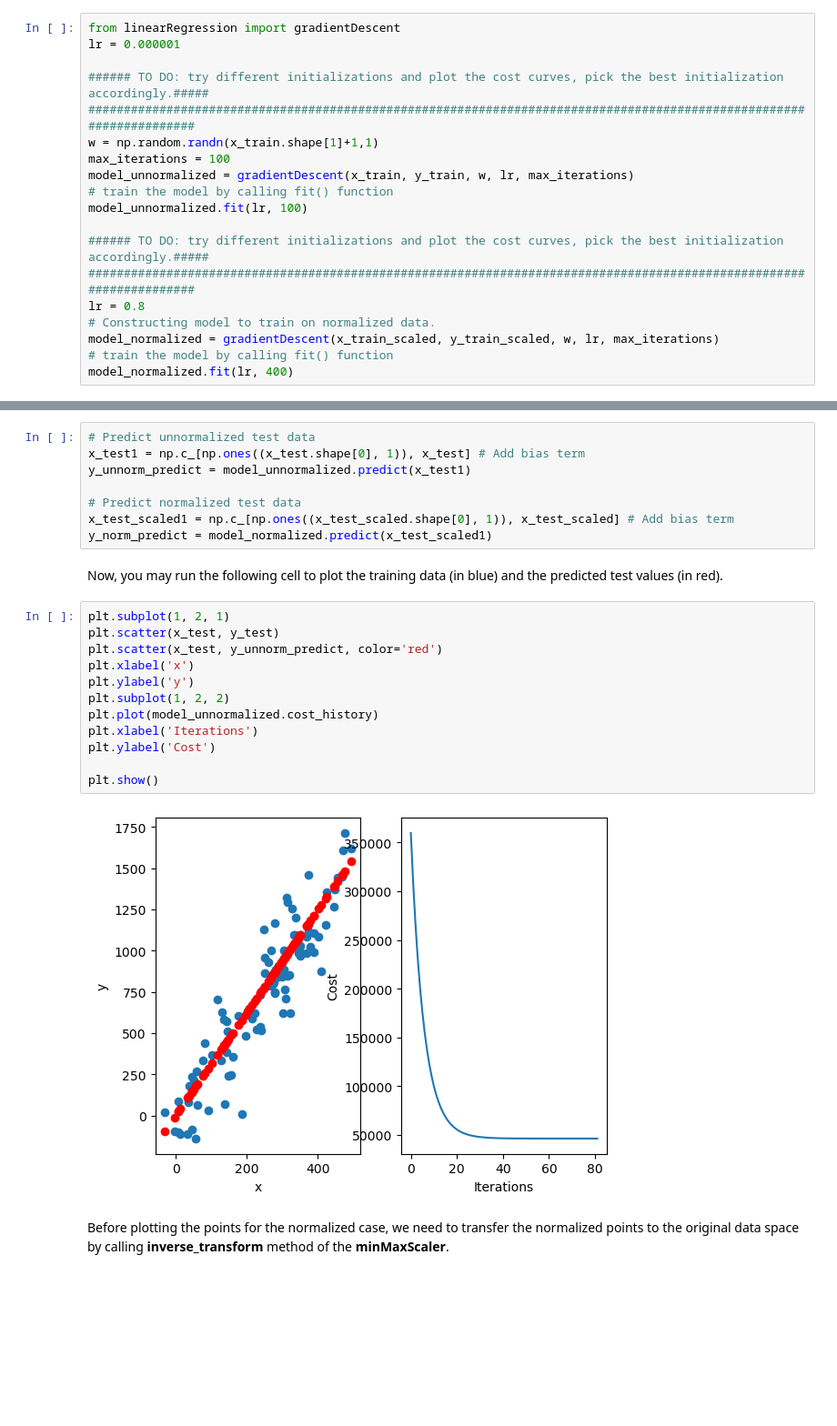
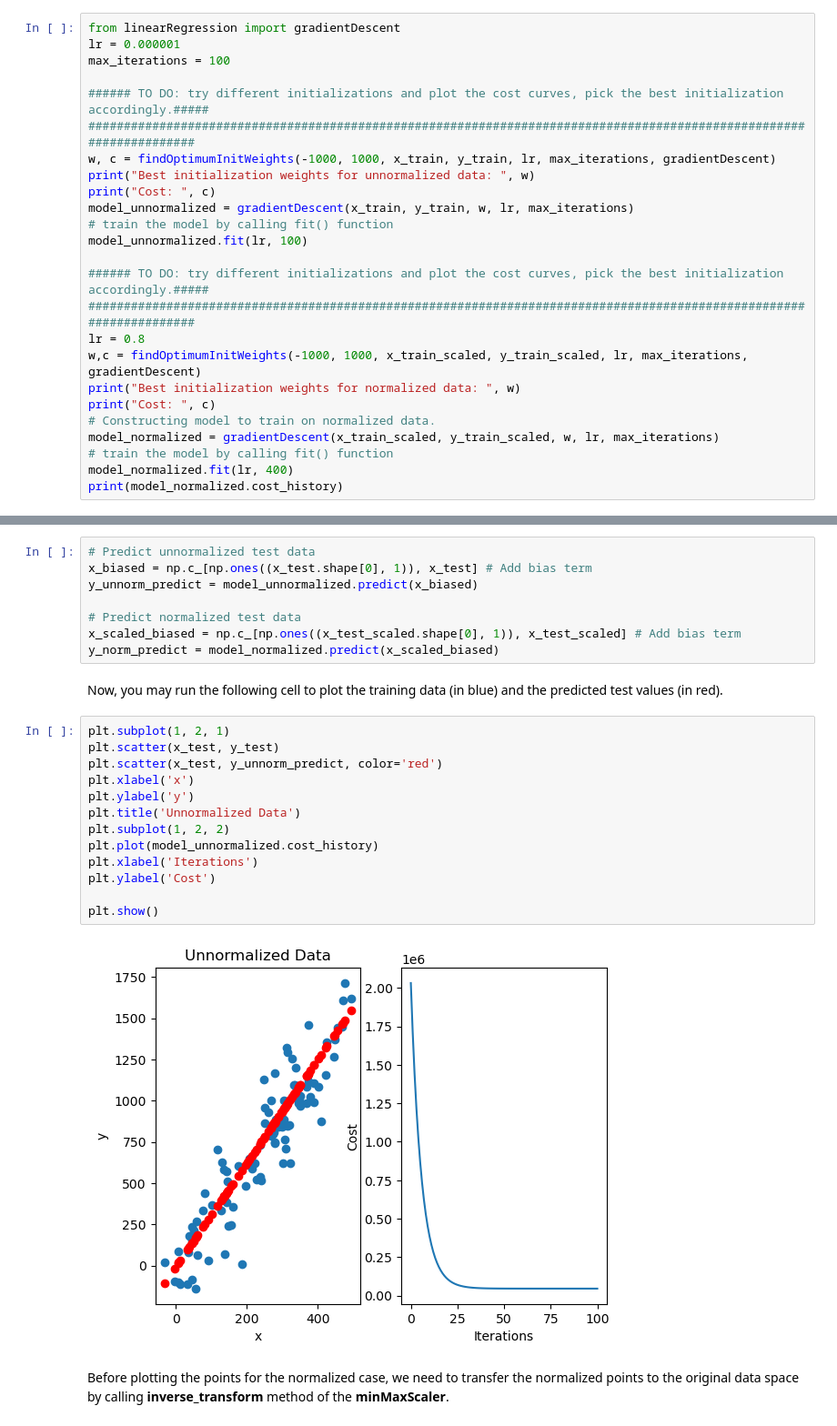
Before and after one commit to MustafaKrc/LFD24, a Jupyter notebook: Gradient Descent, Stochastic Gradient Descent, Data Normalization, Cross Validation for Regression/Homework_2.ipynb, the cells around one changed output, grey strips where cells are left out. Shown: that part at 91% size. Drawn from its saved outputs; the diff is of its cells as text; blank space fills up the shorter version.

Commit message:
Implement optimal weight finder & finish 1.2

```diff
--- a/Gradient Descent, Stochastic Gradient Descent, Data Normalization, Cross Validation for Regression/Homework_2.ipynb
+++ b/Gradient Descent, Stochastic Gradient Descent, Data Normalization, Cross Validation for Regression/Homework_2.ipynb
@@ -114,11 +195,13 @@ Now, you need to create two model objects to train one on unnormalized and the o
 # %%
 from linearRegression import gradientDescent
 lr = 0.000001
+max_iterations = 100
 
 ###### TO DO: try different initializations and plot the cost curves, pick the best initialization accordingly.#####
 ####################################################################################################################
-w = np.random.randn(x_train.shape[1]+1,1)
-max_iterations = 100
+w, c = findOptimumInitWeights(-1000, 1000, x_train, y_train, lr, max_iterations, gradientDescent)
+print("Best initialization weights for unnormalized data: ", w)
+print("Cost: ", c)
 model_unnormalized = gradientDescent(x_train, y_train, w, lr, max_iterations)
 # train the model by calling fit() function
 model_unnormalized.fit(lr, 100)
@@ -126,8 +209,12 @@ model_unnormalized.fit(lr, 100)
 ###### TO DO: try different initializations and plot the cost curves, pick the best initialization accordingly.#####
 ####################################################################################################################
 lr = 0.8
+w,c = findOptimumInitWeights(-1000, 1000, x_train_scaled, y_train_scaled, lr, max_iterations, gradientDescent)
+print("Best initialization weights for normalized data: ", w)
+print("Cost: ", c)
 # Constructing model to train on normalized data.
 model_normalized = gradientDescent(x_train_scaled, y_train_scaled, w, lr, max_iterations)
 # train the model by calling fit() function
 model_normalized.fit(lr, 400)
+print(model_normalized.cost_history)
 # %% [output]
@@ -246,28 +231,29 @@ After finding the best weight initialization for both models you please compare
 You may use **predict()** method to get predicted results of **x_test**. After that, you need to use **inverse_transform** method of your **minMaxScaler** class.
 # %%
 # Predict unnormalized test data
-x_test1 = np.c_[np.ones((x_test.shape[0], 1)), x_test] # Add bias term
-y_unnorm_predict = model_unnormalized.predict(x_test1)
+x_biased = np.c_[np.ones((x_test.shape[0], 1)), x_test] # Add bias term
+y_unnorm_predict = model_unnormalized.predict(x_biased)
 
 # Predict normalized test data
-x_test_scaled1 = np.c_[np.ones((x_test_scaled.shape[0], 1)), x_test_scaled] # Add bias term
-y_norm_predict = model_normalized.predict(x_test_scaled1)
+x_scaled_biased = np.c_[np.ones((x_test_scaled.shape[0], 1)), x_test_scaled] # Add bias term
+y_norm_predict = model_normalized.predict(x_scaled_biased)
 # %% [markdown]
 Now, you may run the following cell to plot the training data (in blue) and the predicted test values (in red).
 # %%
 plt.subplot(1, 2, 1)
 plt.scatter(x_test, y_test)
 plt.scatter(x_test, y_unnorm_predict, color='red')
 plt.xlabel('x')
 plt.ylabel('y')
+plt.title('Unnormalized Data')
 plt.subplot(1, 2, 2)
 plt.plot(model_unnormalized.cost_history)
 plt.xlabel('Iterations')
 plt.ylabel('Cost')
 
 plt.show()
 # %% [output]
-[figure, old version]
+[figure, new version]
 # %% [markdown]
 Before plotting the points for the normalized case, we need to transfer the normalized points to the original data space by calling **inverse_transform** method of the **minMaxScaler**.
 # %%
```
Also changed, not shown: parts of 10 cells of this notebook, 2 other files.
